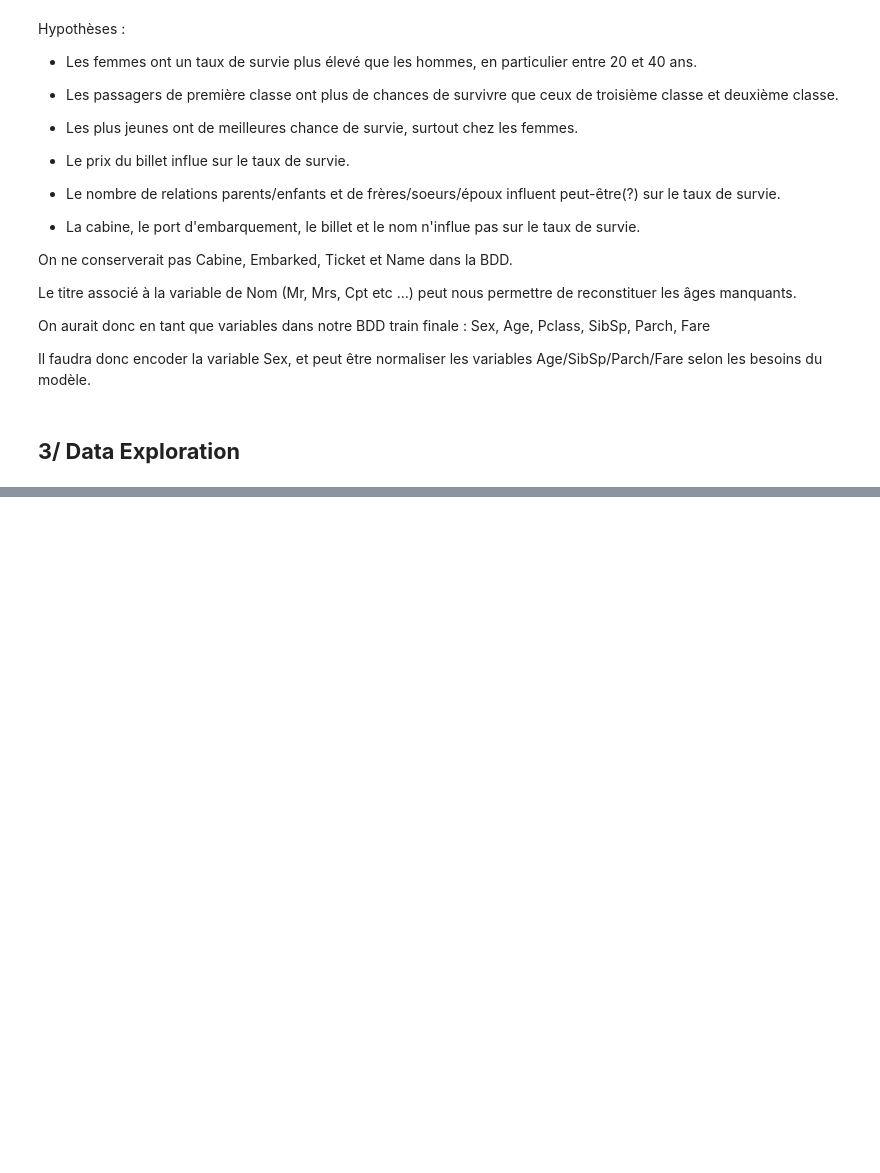
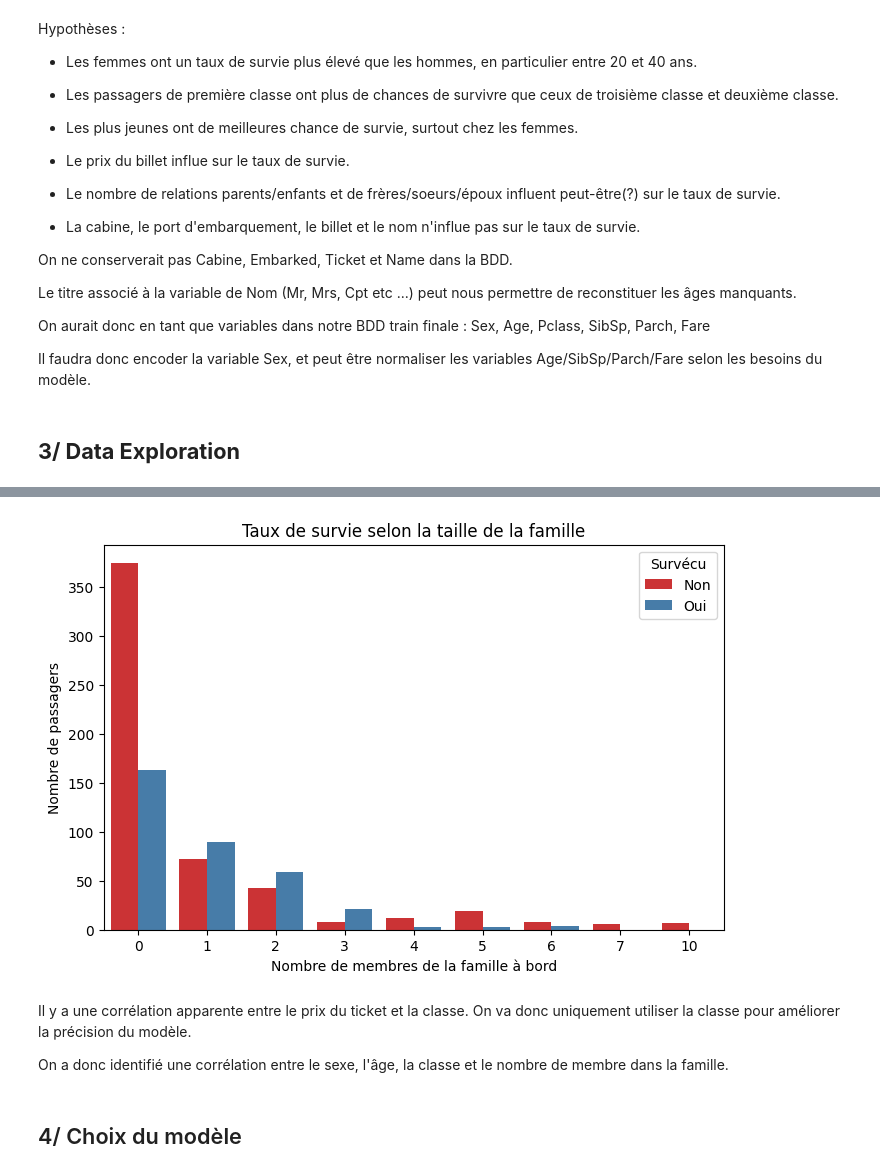
Before and after one commit to kirillsst/Titanic-Model-Kaggle-, a Jupyter notebook: titanic_notebook.ipynb, the cells around one changed output, grey strips where cells are left out. Saved outputs shown, nothing was run; the diff lists cells and outputs as text; code cells hidden in the pictures; blank space fills up the shorter version.

```diff
--- a/titanic_notebook.ipynb
+++ b/titanic_notebook.ipynb
@@ -70,4 +116,0 @@ On a constaté qu'il manquait trop de données par rapport à la cabine et que c
-# %%
-train = train.drop('Cabin', axis=1)
-print(train['Age'].mean())
-train['Age'] = train['Age'].fillna(train['Age'].mean())
@@ -359,0 +222,9 @@ test.fillna("unknown")
+# %%
+train['fare_ticket'] = (train['Fare'] // 10 * 10)
+
+fig = px.histogram(train,
+                   x='fare_ticket',
+                   title = "Répartition par prix du ticket",
+                   color ='Survived',
+                   labels={'count':'Nombre','fare_ticket':'Prix'})
+fig.show()
@@ -359,0 +240,11 @@ test.fillna("unknown")
+# %%
+train['fare_ticket'] = (train['Fare'] // 10)*10
+
+fig = px.histogram(
+    train,
+    x = train['Pclass'].astype(str),  # transforme 1/2/3 en "1"/"2"/"3"
+    title="Répartition du prix du ticket par classe",
+    color = 'fare_ticket',
+    labels={'x': 'Classe', 'count': 'Nombre'}
+)
+fig.show()
@@ -359,0 +269,19 @@ test.fillna("unknown")
+# %%
+train["FamilySize"] = train["SibSp"] + train["Parch"]
+
+
+plt.figure(figsize=(8,5))
+sns.countplot(x="FamilySize", hue="Survived", data=train, palette="Set1")
+
+plt.title("Taux de survie selon la taille de la famille")
+plt.xlabel("Nombre de membres de la famille à bord")
+plt.ylabel("Nombre de passagers")
+plt.legend(title="Survécu", labels=["Non", "Oui"])
+plt.show()
+# %% [output]
+[figure, added]
+# %% [markdown]
+<p>Il y a une corrélation apparente entre le prix du ticket et la classe. On va donc uniquement utiliser la classe pour améliorer la précision du modèle.</p>
+<p>On a donc identifié une corrélation entre le sexe, l'âge, la classe et le nombre de membre dans la famille.</p>
+# %% [markdown]
+## 4/ Choix du modèle
```
Also changed, not shown: parts of 44 cells of this notebook.
